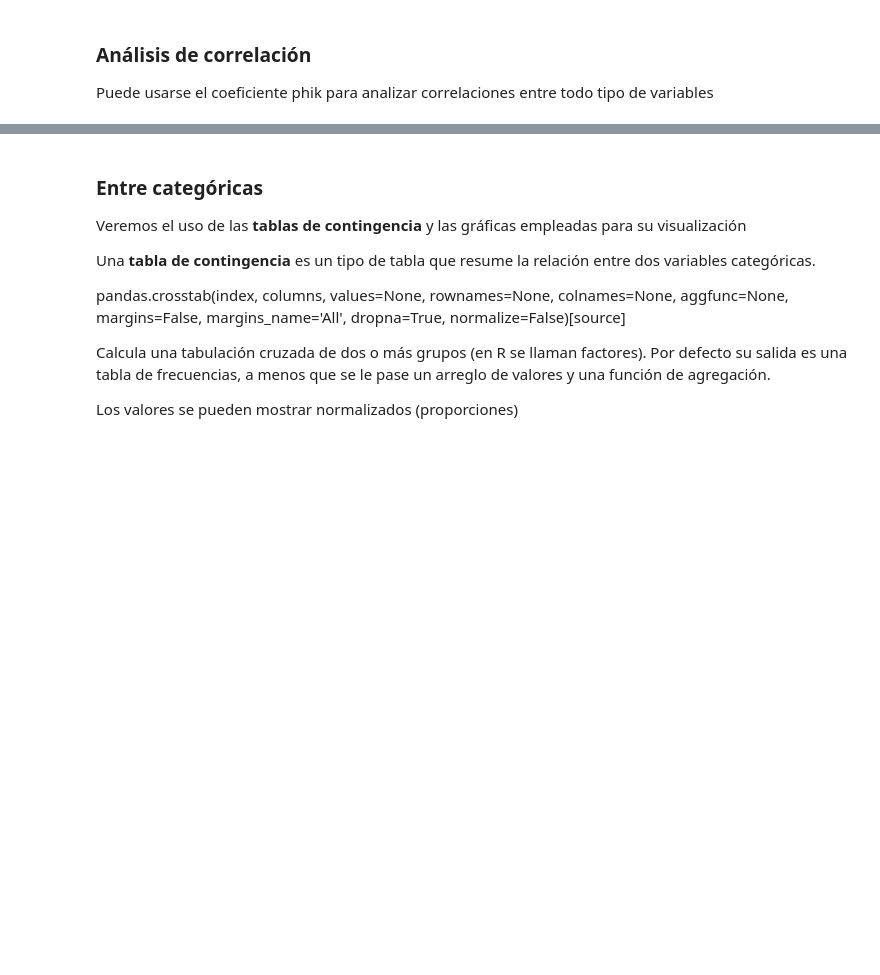
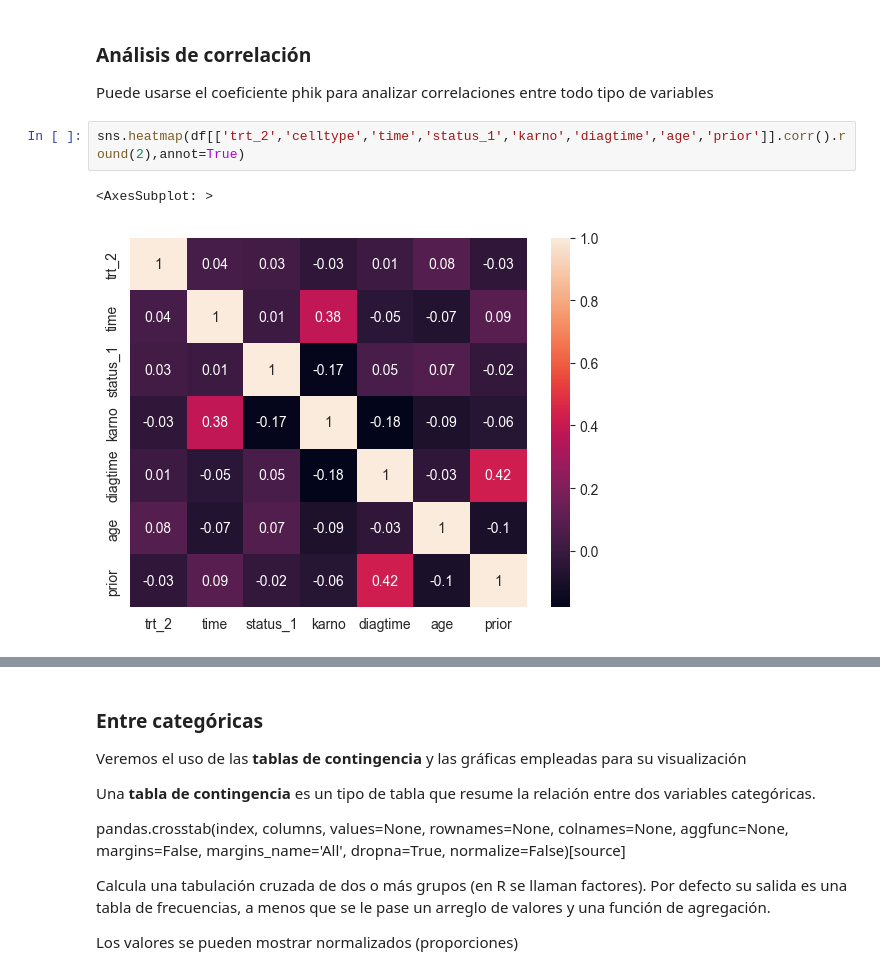
Before and after one commit to DANS03/Programacion-apra-el-analisis-de-datos, a Jupyter notebook: MaterialDeClase/veteranos_analisis_bivariado.ipynb, the cells around one changed output, grey strips where cells are left out. Saved outputs shown, nothing was run; the diff lists cells and outputs as text; blank space fills up the shorter version.

```diff
--- a/MaterialDeClase/veteranos_analisis_bivariado.ipynb
+++ b/MaterialDeClase/veteranos_analisis_bivariado.ipynb
@@ -210,3 +207,8 @@ SI BIEN ESTA GRÁFICA AYUDA, NO ES DEL TODO COMPLETA
 ### Análisis de correlación
 
 Puede usarse el coeficiente phik para analizar correlaciones entre todo tipo de variables
+# %%
+sns.heatmap(df[['trt_2','celltype','time','status_1','karno','diagtime','age','prior']].corr().round(2),annot=True)
+# %% [output]
+<AxesSubplot: >
+[figure, added]
```
Also changed, not shown: parts of 34 cells of this notebook, 3 other files.
